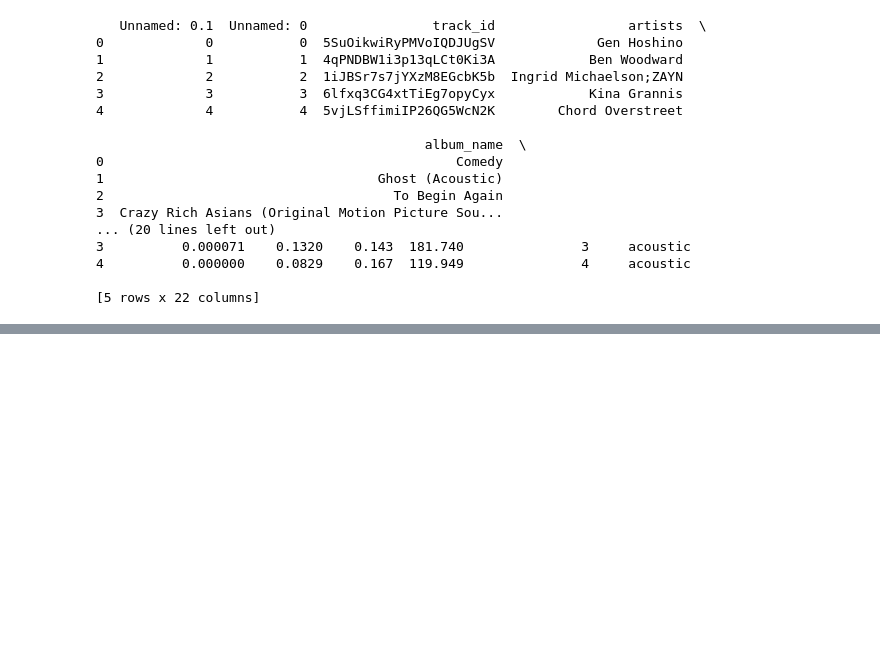
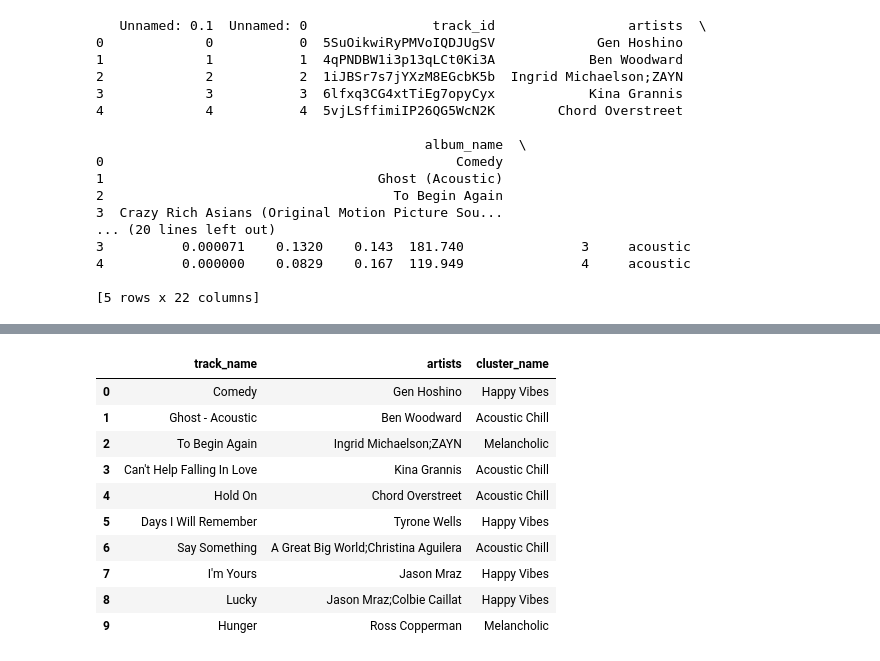
Before and after one commit to N1kel24e/music_inspector, a Jupyter notebook: music_inspector.ipynb, the cells around one changed output, grey strips where cells are left out. Saved outputs shown, nothing was run; the diff lists cells and outputs as text; code cells hidden in the pictures; blank space fills up the shorter version.

```diff
--- a/music_inspector.ipynb
+++ b/music_inspector.ipynb
@@ -228,0 +116,14 @@ df.to_csv('tracks_with_clusters.csv', index=False)
+# %%
+from sklearn.cluster import KMeans
+
+kmeans = KMeans(n_clusters=7, random_state=0, n_init='auto').fit(X)
+df['cluster'] = kmeans.labels_
+
+print(df.groupby('cluster')[['danceability',
+                             'energy',
+                             'valence',
+                             'tempo',
+                             'loudness',
+                             'acousticness',
+                             'instrumentalness',
+                             'speechiness']].mean())
@@ -228,0 +150,22 @@ df.to_csv('tracks_with_clusters.csv', index=False)
+# %%
+df['cluster_name'] = df['cluster'].map({0: 'High Tempo',
+                                        1: 'Happy Vibes',
+                                        2: 'Acoustic Chill',
+                                        3: 'Sad Instrumental',
+                                        4: 'Dark Electronic',
+                                        5: 'Hip-Hop',
+                                        6: 'Melancholic',})
+
+df[['track_name', 'artists', 'cluster_name']].head(10)
+# %% [output]
+|  | track_name | artists | cluster_name |
+| 0 | Comedy | Gen Hoshino | Happy Vibes |
+| 1 | Ghost - Acoustic | Ben Woodward | Acoustic Chill |
+| 2 | To Begin Again | Ingrid Michaelson;ZAYN | Melancholic |
+| 3 | Can't Help Falling In Love | Kina Grannis | Acoustic Chill |
+| 4 | Hold On | Chord Overstreet | Acoustic Chill |
+| 5 | Days I Will Remember | Tyrone Wells | Happy Vibes |
+| 6 | Say Something | A Great Big World;Christina Aguilera | Acoustic Chill |
+| 7 | I'm Yours | Jason Mraz | Happy Vibes |
+| 8 | Lucky | Jason Mraz;Colbie Caillat | Happy Vibes |
+| 9 | Hunger | Ross Copperman | Melancholic |
```
Also changed, not shown: parts of 15 cells of this notebook, 3 other files.
